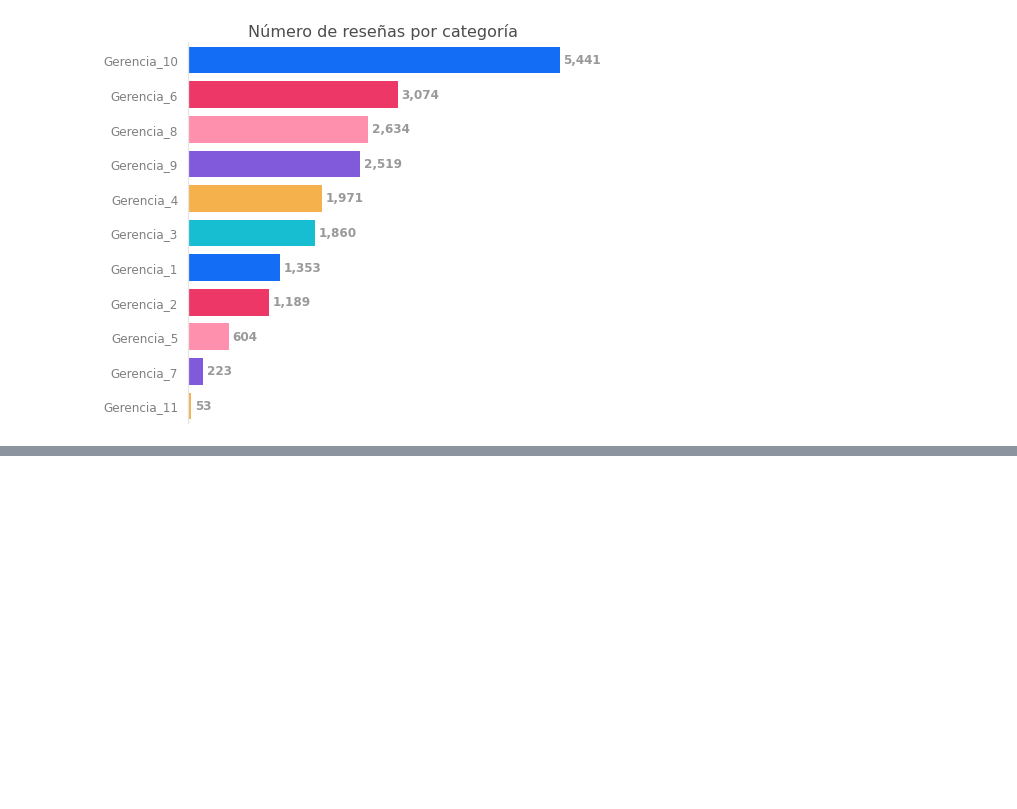
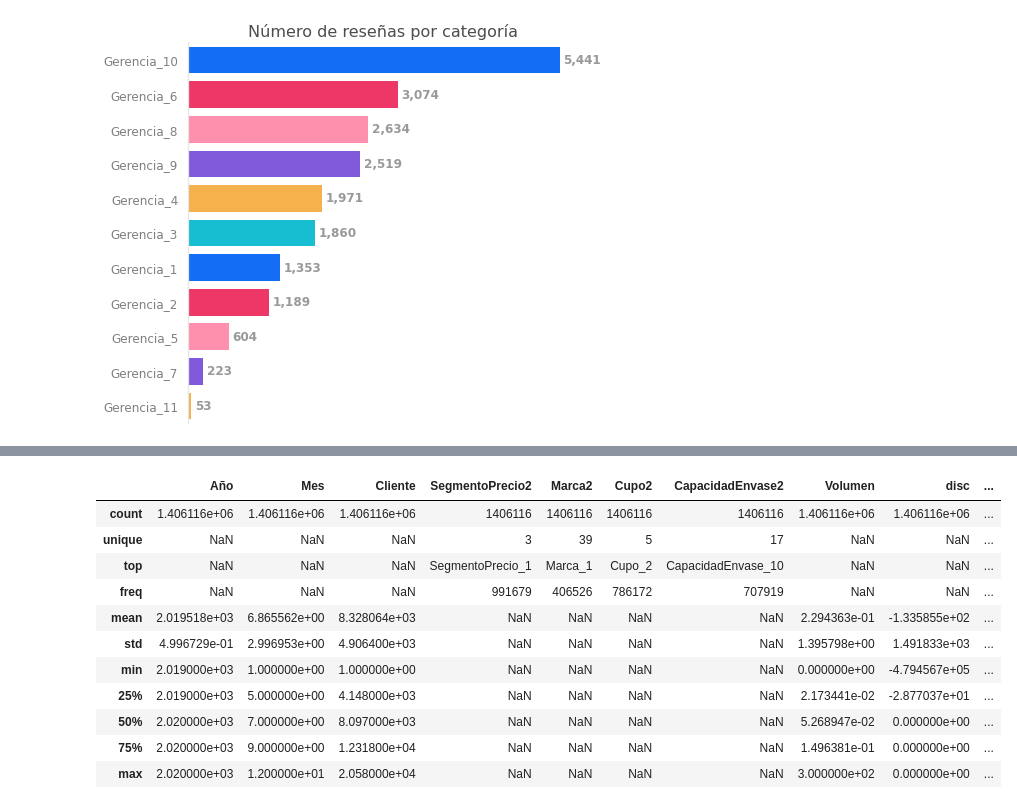
Before and after one commit to andresvanegas19/brewerydatacup, a Jupyter notebook: hackaton.ipynb, the cells around one changed output, grey strips where cells are left out. Saved outputs shown, nothing was run; the diff lists cells and outputs as text; code cells hidden in the pictures; blank space fills up the shorter version.

```diff
--- a/hackaton.ipynb
+++ b/hackaton.ipynb
@@ -336,0 +221,15 @@ Name: Cliente, Length: 9302, dtype: int64
+# %%
+df_venta.describe(include='all')
+# %% [output]
+|  | Año | Mes | Cliente | SegmentoPrecio2 | Marca2 | Cupo2 | CapacidadEnvase2 | Volumen | disc | ... |
+| count | 1.406116e+06 | 1.406116e+06 | 1.406116e+06 | 1406116 | 1406116 | 1406116 | 1406116 | 1.406116e+06 | 1.406116e+06 | ... |
+| unique | NaN | NaN | NaN | 3 | 39 | 5 | 17 | NaN | NaN | ... |
+| top | NaN | NaN | NaN | SegmentoPrecio_1 | Marca_1 | Cupo_2 | CapacidadEnvase_10 | NaN | NaN | ... |
+| freq | NaN | NaN | NaN | 991679 | 406526 | 786172 | 707919 | NaN | NaN | ... |
+| mean | 2.019518e+03 | 6.865562e+00 | 8.328064e+03 | NaN | NaN | NaN | NaN | 2.294363e-01 | -1.335855e+02 | ... |
+| std | 4.996729e-01 | 2.996953e+00 | 4.906400e+03 | NaN | NaN | NaN | NaN | 1.395798e+00 | 1.491833e+03 | ... |
+| min | 2.019000e+03 | 1.000000e+00 | 1.000000e+00 | NaN | NaN | NaN | NaN | 0.000000e+00 | -4.794567e+05 | ... |
+| 25% | 2.019000e+03 | 5.000000e+00 | 4.148000e+03 | NaN | NaN | NaN | NaN | 2.173441e-02 | -2.877037e+01 | ... |
+| 50% | 2.020000e+03 | 7.000000e+00 | 8.097000e+03 | NaN | NaN | NaN | NaN | 5.268947e-02 | 0.000000e+00 | ... |
+| 75% | 2.020000e+03 | 9.000000e+00 | 1.231800e+04 | NaN | NaN | NaN | NaN | 1.496381e-01 | 0.000000e+00 | ... |
+| max | 2.020000e+03 | 1.200000e+01 | 2.058000e+04 | NaN | NaN | NaN | NaN | 3.000000e+02 | 0.000000e+00 | ... |
```
Also changed, not shown: parts of 99 cells of this notebook.
